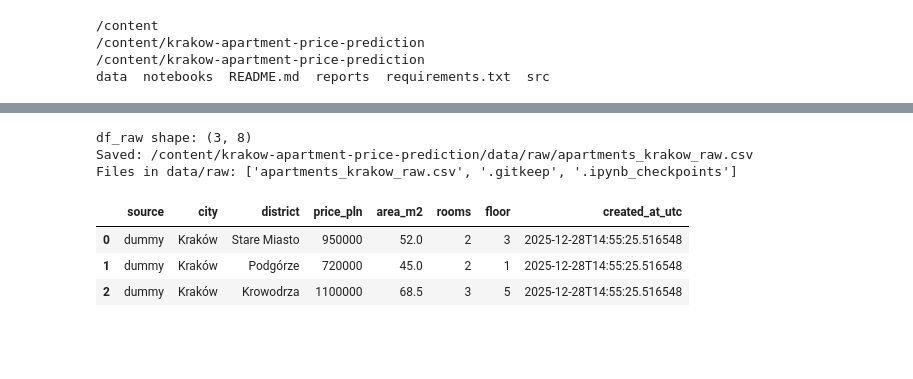
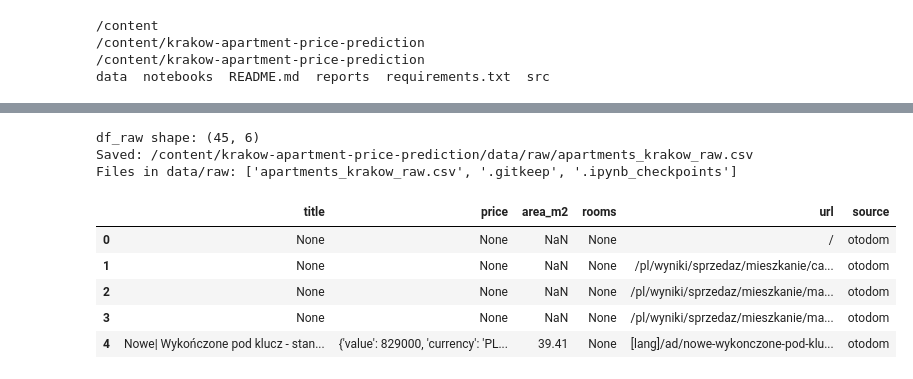
Before and after one commit to piotrevolta/krakow-apartment-price-prediction, a Jupyter notebook: notebooks/01_data_collection.ipynb, the cells around one changed output, grey strips where cells are left out. Drawn from its saved outputs; the diff is of its cells as text; code cells hidden in the pictures; blank space fills up the shorter version.

```diff
--- a/notebooks/01_data_collection.ipynb
+++ b/notebooks/01_data_collection.ipynb
@@ -75,22 +75,22 @@ Imported from: /content/krakow-apartment-price-prediction/src/scraping.py
 # %%
 df_raw = collect_raw_listings()
 print("df_raw shape:", df_raw.shape)
 
 out_dir = Path("data/raw")
 out_dir.mkdir(parents=True, exist_ok=True)
 
 out_path = out_dir / "apartments_krakow_raw.csv"
 df_raw.to_csv(out_path, index=False)
 
 print("Saved:", out_path.resolve())
 print("Files in data/raw:", [p.name for p in out_dir.glob("*")])
-
-df_raw.head()
 # %% [output]
-df_raw shape: (3, 8)
+df_raw shape: (45, 6)
 Saved: /content/krakow-apartment-price-prediction/data/raw/apartments_krakow_raw.csv
 Files in data/raw: ['apartments_krakow_raw.csv', '.gitkeep', '.ipynb_checkpoints']
-|  | source | city | district | price_pln | area_m2 | rooms | floor | created_at_utc |
-| 0 | dummy | Kraków | Stare Miasto | 950000 | 52.0 | 2 | 3 | 2025-12-28T14:55:25.516548 |
-| 1 | dummy | Kraków | Podgórze | 720000 | 45.0 | 2 | 1 | 2025-12-28T14:55:25.516548 |
-| 2 | dummy | Kraków | Krowodrza | 1100000 | 68.5 | 3 | 5 | 2025-12-28T14:55:25.516548 |
+|  | title | price | area_m2 | rooms | url | source |
+| 0 | None | None | NaN | None | / | otodom |
+| 1 | None | None | NaN | None | /pl/wyniki/sprzedaz/mieszkanie/ca... | otodom |
+| 2 | None | None | NaN | None | /pl/wyniki/sprzedaz/mieszkanie/ma... | otodom |
+| 3 | None | None | NaN | None | /pl/wyniki/sprzedaz/mieszkanie/ma... | otodom |
+| 4 | Nowe| Wykończone pod klucz - stan... | {'value': 829000, 'currency': 'PL... | 39.41 | None | [lang]/ad/nowe-wykonczone-pod-klu... | otodom |
```
Also changed, not shown: parts of 4 cells of this notebook.
